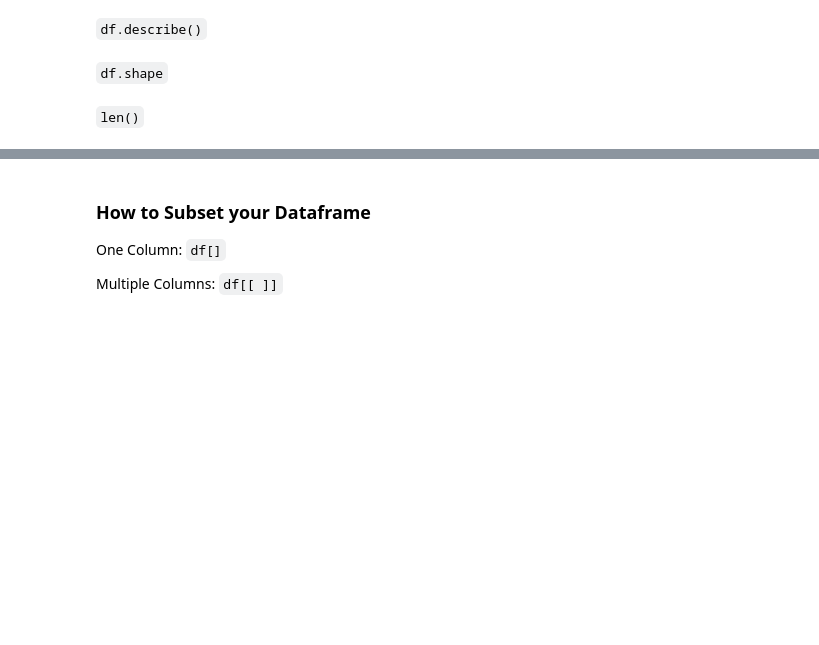
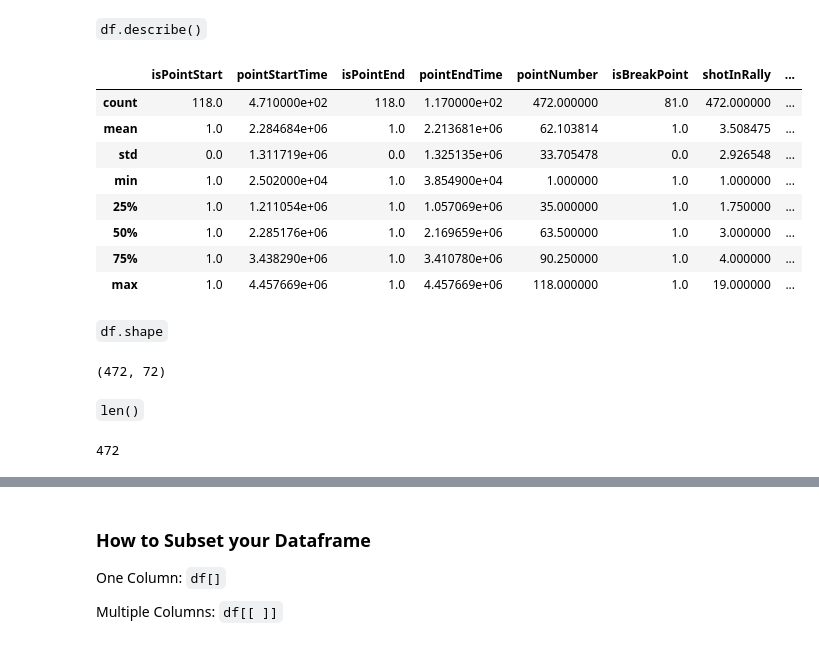
Before and after one commit to cjgimena/consulting-spring2025, a Jupyter notebook: week2.ipynb, the cells around one changed output, grey strips where cells are left out. Drawn from its saved outputs; the diff is of its cells as text; code cells hidden in the pictures; blank space fills up the shorter version.

```diff
--- a/week2.ipynb
+++ b/week2.ipynb
@@ -65,9 +180,29 @@ Use the `list()` function to see all the numbers
 # %% [markdown]
 `df.describe()`
+# %%
+shots.describe() #only numerical
+# %% [output]
+|  | isPointStart | pointStartTime | isPointEnd | pointEndTime | pointNumber | isBreakPoint | shotInRally | ... |
+| count | 118.0 | 4.710000e+02 | 118.0 | 1.170000e+02 | 472.000000 | 81.0 | 472.000000 | ... |
+| mean | 1.0 | 2.284684e+06 | 1.0 | 2.213681e+06 | 62.103814 | 1.0 | 3.508475 | ... |
+| std | 0.0 | 1.311719e+06 | 0.0 | 1.325135e+06 | 33.705478 | 0.0 | 2.926548 | ... |
+| min | 1.0 | 2.502000e+04 | 1.0 | 3.854900e+04 | 1.000000 | 1.0 | 1.000000 | ... |
+| 25% | 1.0 | 1.211054e+06 | 1.0 | 1.057069e+06 | 35.000000 | 1.0 | 1.750000 | ... |
+| 50% | 1.0 | 2.285176e+06 | 1.0 | 2.169659e+06 | 63.500000 | 1.0 | 3.000000 | ... |
+| 75% | 1.0 | 3.438290e+06 | 1.0 | 3.410780e+06 | 90.250000 | 1.0 | 4.000000 | ... |
+| max | 1.0 | 4.457669e+06 | 1.0 | 4.457669e+06 | 118.000000 | 1.0 | 19.000000 | ... |
 # %% [markdown]
 `df.shape`
+# %%
+shots.shape
+# %% [output]
+(472, 72)
 # %% [markdown]
 `len()`
+# %%
+len(shots)
+# %% [output]
+472
 # %%
 sample_data = range(0, 10)
 len(sample_data)
```
Also changed, not shown: parts of 41 cells of this notebook, 3 other files.
